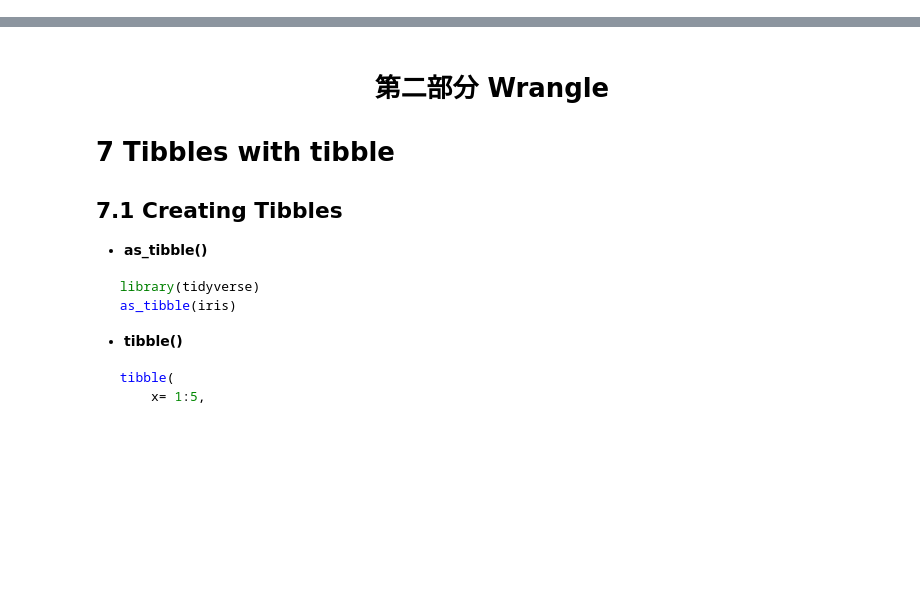
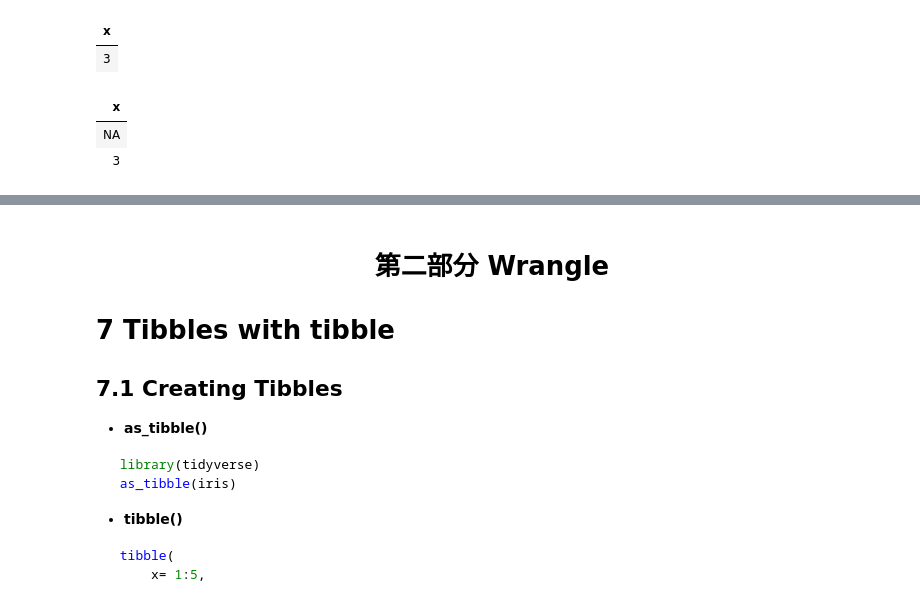
Before and after one commit to Harbes/python, a Jupyter notebook: R-project/R for Data Science.ipynb, the cells around one changed output, grey strips where cells are left out. Saved outputs shown, nothing was run; the diff lists cells and outputs as text; code cells hidden in the pictures; blank space fills up the shorter version.

```diff
--- a/R-project/R for Data Science.ipynb
+++ b/R-project/R for Data Science.ipynb
@@ -60,0 +315,11 @@ ggplot(data = mpg) +
+# %%
+#library(nycflights13)
+df <- tibble(x = c(1, NA, 3))
+filter(df, x > 1)
+filter(df, is.na(x) | x > 1)
+# %% [output]
+| x |
+| 3 |
+| x |
+| NA |
+| 3 |
```
Also changed, not shown: parts of 5 cells of this notebook.
